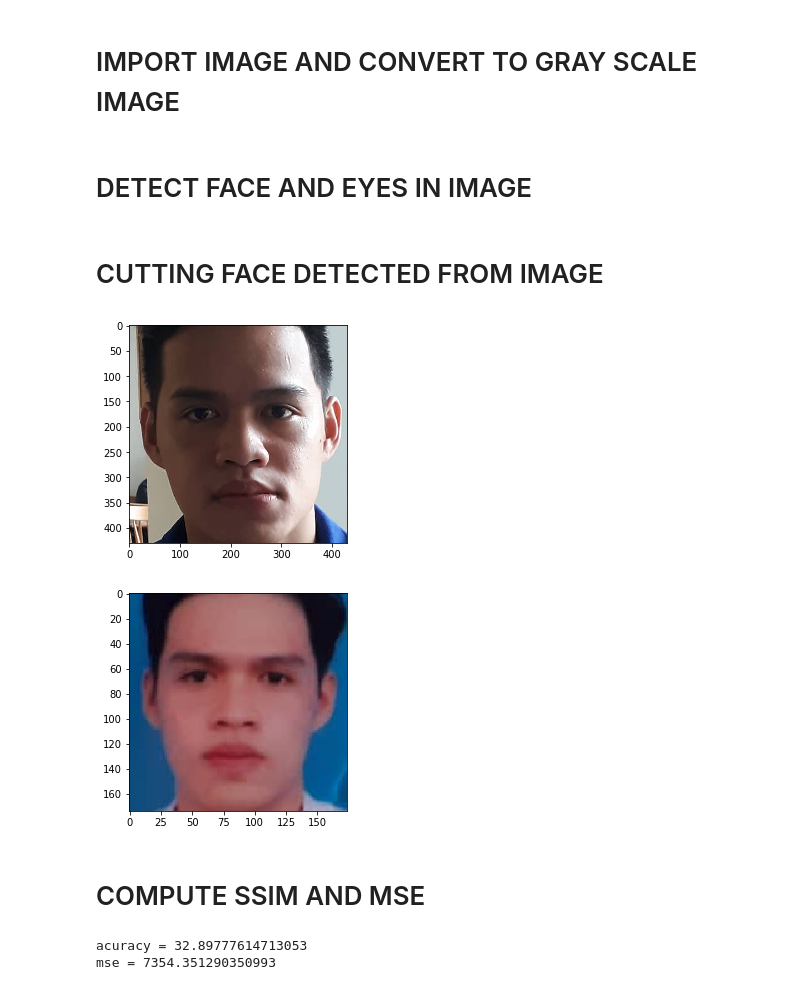
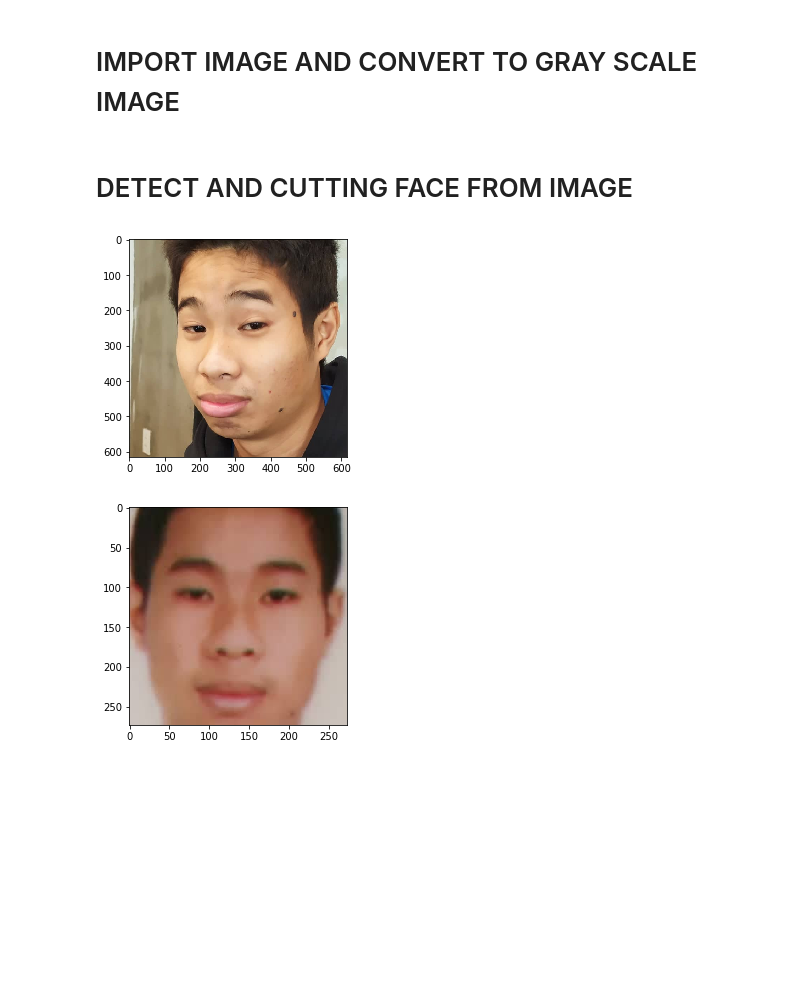
Before and after one commit to tuminh14/FE_CREDIT_FINAL, a Jupyter notebook: Face_recognition.ipynb, the cells around one changed output. Saved outputs shown, nothing was run; the diff lists cells and outputs as text; code cells hidden in the pictures; blank space fills up the shorter version.

Commit message:
TRY CATCH IN FACE RECOGNITION

```diff
--- a/Face_recognition.ipynb
+++ b/Face_recognition.ipynb
@@ -8,56 +9,46 @@ import matplotlib.pyplot as plt
 # %% [markdown]
 # IMPORT PRE-TRAIN MODEL FOR FACE RECOGNITION
 # %%
-face_cascade = cv2.CascadeClassifier('/usr/local/share/opencv4/haarcascades/haarcascade_frontalface_default.xml')
-eye_cascade = cv2.CascadeClassifier('/usr/local/share/opencv4/haarcascades/haarcascade_eye.xml')
+face_cascade = cv2.CascadeClassifier('pre_train_model/haarcascade_frontalface_default.xml')
+eye_cascade = cv2.CascadeClassifier('pre_train_model/haarcascade_eye.xml')
 # %% [markdown]
 # IMPORT IMAGE AND CONVERT TO GRAY SCALE IMAGE
 # %%
-cmnd = cv2.imread('/mnt/96E070D5E070BD55/Final Project/Data/CMND/hh1_cmnd.jpg')
-self = cv2.imread('/mnt/96E070D5E070BD55/Final Project/Data/Shelphie/hh1_shelphie.jpg')
-gray_cmnd = cv2.cvtColor(cmnd, cv2.COLOR_BGR2GRAY)
-gray_self = cv2.cvtColor(self, cv2.COLOR_BGR2GRAY)
+cmnd = cv2.imread('image/Data/CMND/tung_cmnd.jpg')
+self = cv2.imread('image/Data/Shelphie/tung_shelphie.jpg')
+try:
+    gray_cmnd = cv2.cvtColor(cmnd, cv2.COLOR_BGR2GRAY)
+    gray_self = cv2.cvtColor(self, cv2.COLOR_BGR2GRAY)
+except:
+    print('May be you given wrong path! Check it agian!')
 # %% [markdown]
-# DETECT FACE AND EYES IN IMAGE
+# DETECT AND CUTTING FACE FROM IMAGE
-# %%
-faces_cmnd = face_cascade.detectMultiScale(gray_cmnd, 1.3, 5)
-faces_self = face_cascade.detectMultiScale(gray_self, 1.3, 5)
-# %% [markdown]
-# CUTTING FACE DETECTED FROM IMAGE
 # %%
-x_cmnd,y_cmnd,w_cmnd,h_cmnd = faces_cmnd[0]
-face_cmnd = cmnd[y_cmnd:y_cmnd+h_cmnd, x_cmnd:x_cmnd+w_cmnd]
-face_cmnd=cv2.cvtColor(face_cmnd,cv2.COLOR_BGR2RGB)
+try:
+    faces_cmnd = face_cascade.detectMultiScale(gray_cmnd, 1.5, 5)
+    faces_self = face_cascade.detectMultiScale(gray_self, 1.5, 5)
+    try:
+        x_cmnd,y_cmnd,w_cmnd,h_cmnd = faces_cmnd[0]
+        face_cmnd = cmnd[y_cmnd:y_cmnd+h_cmnd, x_cmnd:x_cmnd+w_cmnd]
+        face_cmnd=cv2.cvtColor(face_cmnd,cv2.COLOR_BGR2RGB)
+    except:
+        print('We do not find out any face in your identification! Please try again')
 
-x_self,y_self,w_self,h_self = faces_self[0]
-face_self = self[y_self:y_self+h_self, x_self:x_self+w_self]
-face_self=cv2.cvtColor(face_self,cv2.COLOR_BGR2RGB)
-show =[]
+    try:
+        x_self,y_self,w_self,h_self = faces_self[0]
+        face_self = self[y_self:y_self+h_self, x_self:x_self+w_self]
+        face_self=cv2.cvtColor(face_self,cv2.COLOR_BGR2RGB)
+    except:
+        print('We do not find out any face in your selfie! Please try again')
+    show =[]
 
-show.append(face_self)
-show.append(face_cmnd)
-for i in show:
-    plt.imshow(i)
-    plt.show()
+    show.append(face_self)
+    show.append(face_cmnd)
+    for i in show:
+        plt.imshow(i)
+        plt.show()
+except:
+    print('Somethings went wrong! Please try again later')
 # %% [output]
-[figure, old version]
+[figure, new version]
-[figure, old version]
+[figure, new version]
-# %% [markdown]
-# COMPUTE SSIM AND MSE
-# %%
-if (face_cmnd.shape == face_self.shape):
-    acuracy = ssim(face_cmnd,face_self,multichannel=True)*100
-    mse_compute = mse(face_cmnd,face_self)
-else:
-    w = min(face_cmnd.shape[0], face_self.shape[0])
-    h = min(face_cmnd.shape[1], face_self.shape[1])
-    dim = (w,h)
-    face_cmnd_resize = cv2.resize(face_cmnd,dim)
-    face_self_resize = cv2.resize(face_self,dim)
-    acuracy = ssim(face_cmnd_resize, face_self_resize, multichannel=True) * 100
-    mse_compute = mse(face_cmnd_resize, face_self_resize)
-print('acuracy =',acuracy)
-print('mse =',mse_compute)
-# %% [output]
-acuracy = 32.89777614713053
-mse = 7354.351290350993
```
Also changed, not shown: parts of 3 cells of this notebook, 23 other files.
